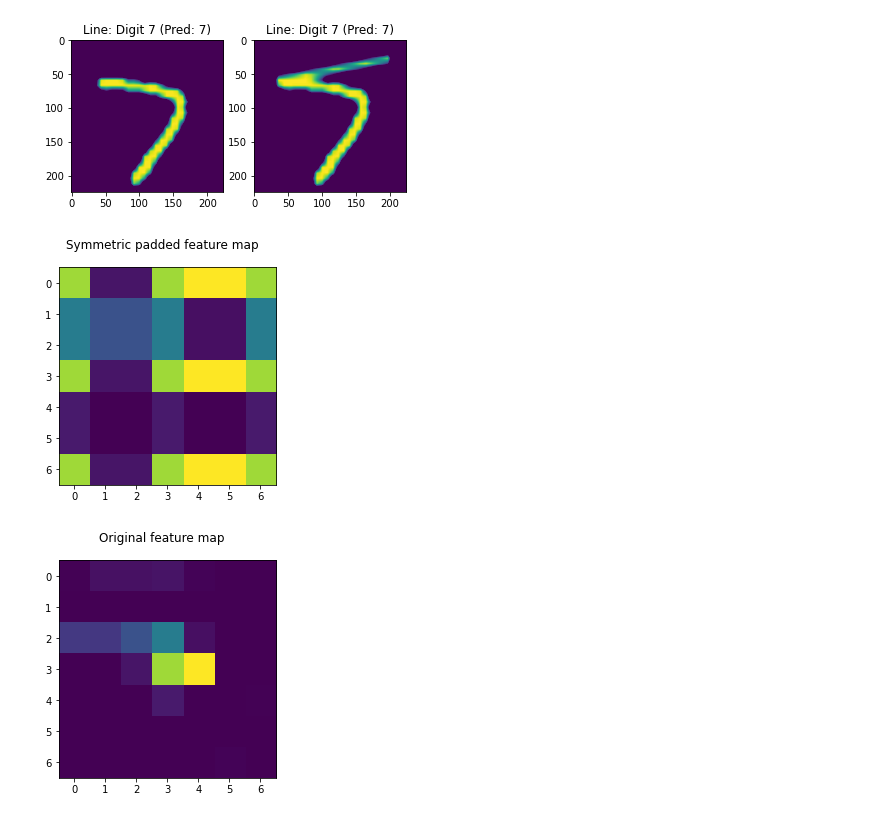
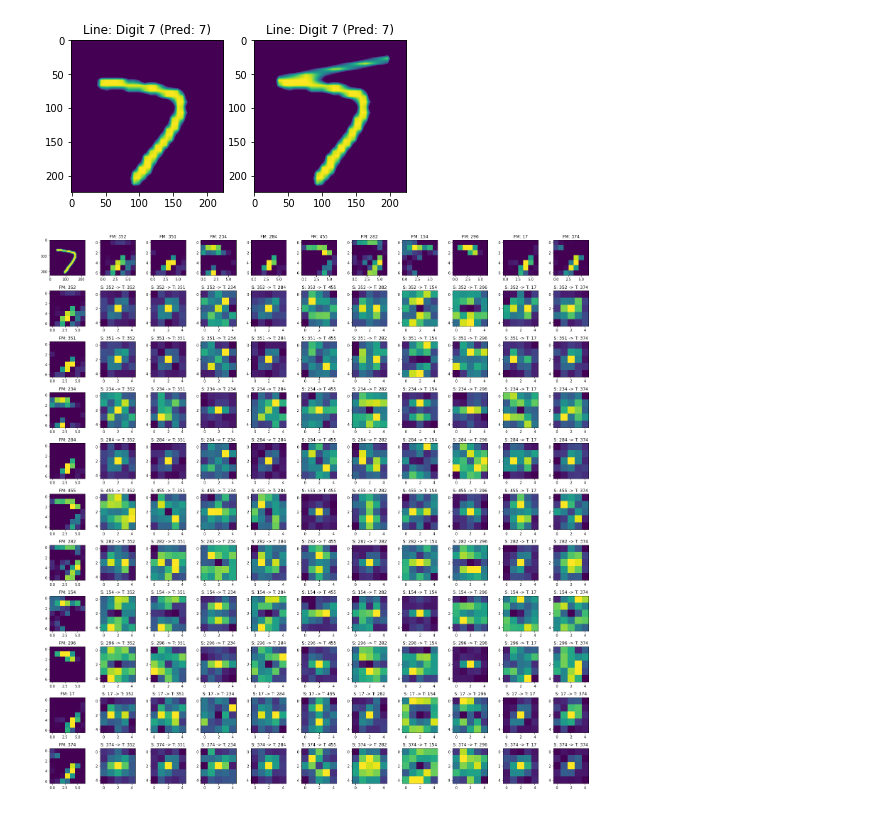
Before and after one commit to edualc/mt_object_recognition, a Jupyter notebook: Visualize_LCL_Workings_with_best_model.ipynb, the cells around one changed output. Saved outputs shown, nothing was run; the diff lists cells and outputs as text; code cells hidden in the pictures.

```diff
--- a/Visualize_LCL_Workings_with_best_model.ipynb
+++ b/Visualize_LCL_Workings_with_best_model.ipynb
@@ -24,6 +27,7 @@ import datetime
 # %%
 vggonly_modelpath = 'models/vgg_with_lcl/VGG19_2022-04-04_183636__it16250_e3.pt'
-vgg19r_lcl5_modelpath = 'models/vgg_reconstructed_lcl/2022-04-19_194505_LCL5_d2__it11250_e2.pt'
+vgg19r_lcl5_modelpath = 'models/vgg_reconstructed_lcl/2022-04-24_004459_LCL5_d2__it23750_e4.pt'
+vgg19_lcl3_modelpath = 'models/vgg_with_lcl/VGG19_LCL_2022-04-05_015709__it17500_e3.pt'
 
 config = {
     'vggonly': {
@@ -39,9 +43,10 @@ config = {
         'lcl_eta': 0.0,
         'lcl_iota': 0.2
     },
+    'vgg19_lcl3': {},
     'vgg19r_lcl5': {
         'num_classes': 10,
-        'learning_rate': 3e-4,
+        'learning_rate': 1e-4,
         'num_multiplex': 4,
         'batch_size': 10,
         'num_epochs': 5,
@@ -54,6 +59,10 @@ config = {
         'after_pooling': 5
     }
 }
+
+def load_vgg19_lcl3(config, model_path):
+    pass
+    return model
 
 def load_vgg19r_lcl5(config, model_path):
     # Only load to initialize reconstruction
@@ -118,7 +127,8 @@ def calculate_L(model, img):
     A = model.features.vgg19_unit(img.unsqueeze(0).to(model.device))
     K = lcl.K
 
-    A = symmetric_padding(A, lcl.prd).repeat(1, lcl.n, 1, 1).to(model.device)
+    #A = symmetric_padding(A, lcl.prd).repeat(1, lcl.n, 1, 1).to(model.device)
+    A = A.repeat(1, lcl.n, 1, 1).to(model.device)
     padded_A = lcl.pad_activations(A)
     L = F.conv2d(padded_A, minmax_on_fm(K.transpose_(0, 1)), padding=0) / lcl.num_fm
     L = softmax_minmax_scaled(L)
@@ -153,45 +163,37 @@ L2, idx2, A2 = calculate_L(model, img2)
 # %% [output]
 [figure]
 # %%
-
 def generate_feature_map_plot(img, topk=10, plot_scale=2):
     L, fm_idx, A = calculate_L(model, img)
 
     # TODO: Change to A once the reconstructed models have been retrained!
     A2 = model.features.vgg19_unit(img.unsqueeze(0).to(model.device))
     A2 = A2.repeat(1, model.features.lcl.n, 1, 1).cpu()
 
-    plt.imshow(A[0, 405, ...].cpu(), vmin=0)
-    plt.suptitle('Symmetric padded feature map', fontsize=1)
-    plt.show()
-    plt.imshow(A2[0, 405, ...].cpu(), vmin=0)
-    plt.suptitle('Original feature map', fontsize=1)
-    plt.show()
-
     filtered_L = torch.stack([torch.index_select(i, dim=0, index=j) for i,j in zip(L, fm_idx)])
 
     #topk_indices = torch.topk(torch.sum(filtered_L, dim=(-2,-1)), topk).indices[0]
     topk_indices = torch.topk(torch.sum(A, dim=(-2, -1)), topk).indices[0]
 
     fig, axs = plt.subplots(topk+1, topk+1, figsize=((topk+1)*plot_scale, (topk+1)*plot_scale))
-    axs[0,0].axis('off')
+    axs[0,0].imshow(img.transpose(1,2).transpose(0,2), vmin=0)
 
     for k in range(topk):
         target_fm = topk_indices[k]
-        axs[0, k+1].imshow(A2[0, target_fm, ...].cpu(), vmin=0)
+        axs[0, k+1].imshow(A[0, target_fm, ...].cpu(), vmin=0)
         axs[0, k+1].set_title(f"FM: {target_fm}")
 
-        axs[k+1, 0].imshow(A2[0, target_fm, ...].cpu(), vmin=0)
+        axs[k+1, 0].imshow(A[0, target_fm, ...].cpu(), vmin=0)
         axs[k+1, 0].set_title(f"FM: {target_fm}")
 
         for i in range(topk):
             source_fm = topk_indices[i]
             axs[i+1, k+1].imshow(model.features.lcl.K[source_fm, target_fm, ...].cpu())
             axs[i+1, k+1].set_title(f"S: {source_fm} -> T: {target_fm}")
 
     plt.tight_layout()
+    plt.show()
 
 generate_feature_map_plot(img)
 # %% [output]
-[figure, old version]
+[figure, new version]
-[figure, removed]
```
Also changed, not shown: parts of 5 cells of this notebook, 6 other files.
